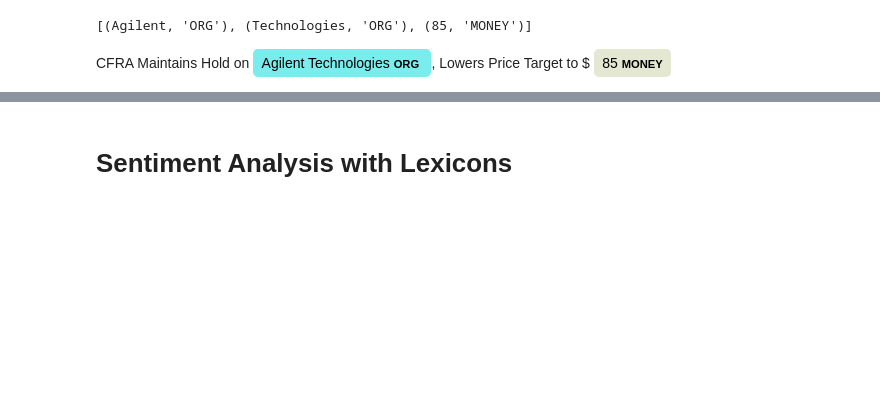
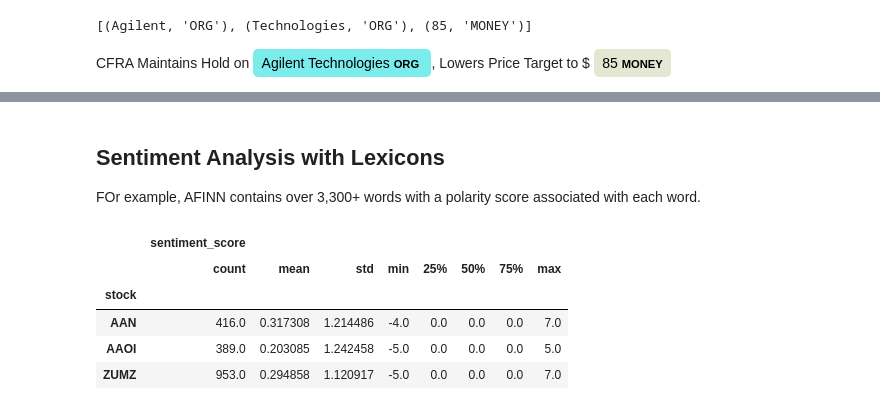
Before and after one commit to michaelmml/Financial-Data-Science, a Jupyter notebook: FinancialAnalysis.ipynb, the cells around one changed output, grey strips where cells are left out. Saved outputs shown, nothing was run; the diff lists cells and outputs as text; code cells hidden in the pictures; blank space fills up the shorter version.

```diff
--- a/FinancialAnalysis.ipynb
+++ b/FinancialAnalysis.ipynb
@@ -586,2 +595,4 @@ top_entities.T.iloc[:,:15]
-# %% [markdown]
-# Sentiment Analysis with Lexicons
+# %% [markdown]
+## Sentiment Analysis with Lexicons
+
+FOr example, AFINN contains over 3,300+ words with a polarity score associated with each word.
@@ -587,0 +616,9 @@ top_entities.T.iloc[:,:15]
+# %%
+data.groupby(by=['stock']).describe()
+# %% [output]
+|  | sentiment_score |  |  |  |  |  |  |  |
+|  | count | mean | std | min | 25% | 50% | 75% | max |
+| stock |  |  |  |  |  |  |  |  |
+| AAN | 416.0 | 0.317308 | 1.214486 | -4.0 | 0.0 | 0.0 | 0.0 | 7.0 |
+| AAOI | 389.0 | 0.203085 | 1.242458 | -5.0 | 0.0 | 0.0 | 0.0 | 5.0 |
+| ZUMZ | 953.0 | 0.294858 | 1.120917 | -5.0 | 0.0 | 0.0 | 0.0 | 7.0 |
```
Also changed, not shown: parts of 14 cells of this notebook.
